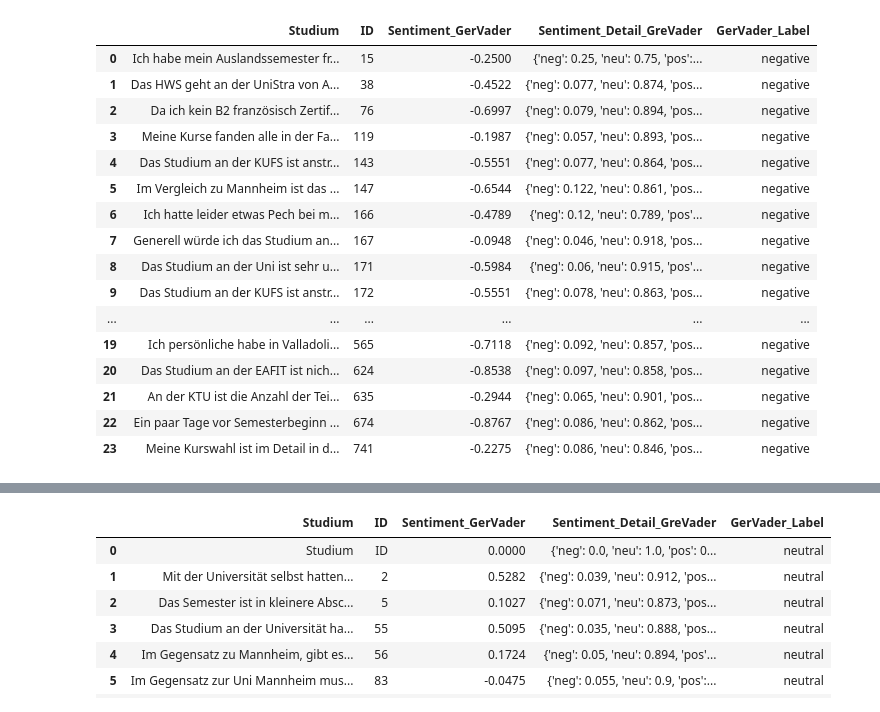
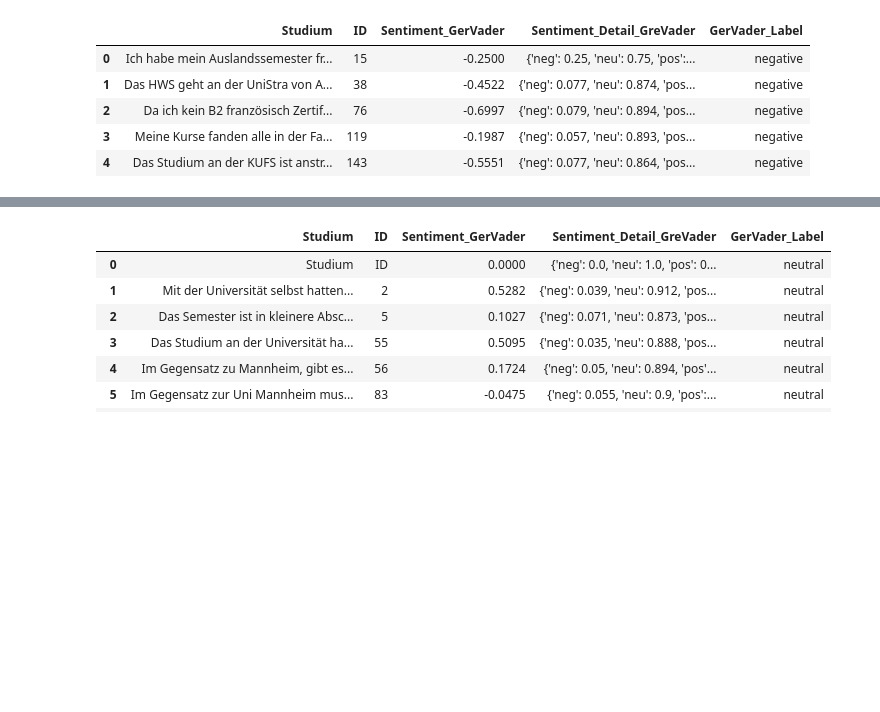
Before and after one commit to FabianDus1002/Data-Mining-Team9, a Jupyter notebook: models/GerVader.ipynb, the cells around one changed output, grey strips where cells are left out. Cells and saved outputs as stored; diff of their text form; code cells hidden in the pictures; blank space fills up the shorter version.

Commit message:
added new vader data

```diff
--- a/models/GerVader.ipynb
+++ b/models/GerVader.ipynb
@@ -4,10 +4,10 @@ from sklearn.metrics import confusion_matrix, ConfusionMatrixDisplay, f1_score,
 import matplotlib.pyplot as plt
 # %%
 #path to the labeled Data of the Semester Abroad Reviews and to the three GerVader Files
-path_labeledData = "Sentiment Data\subset_studium_german.xlsx"
-path_neg = "GerVader Data\GERVADER__negative.csv"
-path_pos = "GerVader Data\GERVADER__positive.csv"
-path_neu = "GerVader Data\GERVADER__neutral.csv"
+path_labeledData = "../data/subset_german_studium.csv"
+path_neg = "../data/GERVADER__negative.csv"
+path_pos = "../data/GERVADER_positive.csv"
+path_neu = "../data/GERVADER__neutral.csv"
 # %%
 # Column names
 column_names_labeledData = ['ID', 'Studium', 'Studium_Label', 'Studium_Comment']
@@ -19,26 +19,15 @@ df_StudiumGerman.dropna(subset=['Studium_Label'], inplace=True)
 # %%
 # Read GerVader Data
 vader_neg = pd.read_csv(path_neg, sep=';', names=column_names_GerVader, encoding = 'utf-8', keep_default_na=False)
 vader_neg['GerVader_Label'] = 'negative'
-vader_neg
+vader_neg.head()
 # %% [output]
 |  | Studium | ID | Sentiment_GerVader | Sentiment_Detail_GreVader | GerVader_Label |
 | 0 | Ich habe mein Auslandssemester fr... | 15 | -0.2500 | {'neg': 0.25, 'neu': 0.75, 'pos':... | negative |
 | 1 | Das HWS geht an der UniStra von A... | 38 | -0.4522 | {'neg': 0.077, 'neu': 0.874, 'pos... | negative |
 | 2 | Da ich kein B2 französisch Zertif... | 76 | -0.6997 | {'neg': 0.079, 'neu': 0.894, 'pos... | negative |
 | 3 | Meine Kurse fanden alle in der Fa... | 119 | -0.1987 | {'neg': 0.057, 'neu': 0.893, 'pos... | negative |
 | 4 | Das Studium an der KUFS ist anstr... | 143 | -0.5551 | {'neg': 0.077, 'neu': 0.864, 'pos... | negative |
-| 5 | Im Vergleich zu Mannheim ist das ... | 147 | -0.6544 | {'neg': 0.122, 'neu': 0.861, 'pos... | negative |
-| 6 | Ich hatte leider etwas Pech bei m... | 166 | -0.4789 | {'neg': 0.12, 'neu': 0.789, 'pos'... | negative |
-| 7 | Generell würde ich das Studium an... | 167 | -0.0948 | {'neg': 0.046, 'neu': 0.918, 'pos... | negative |
-| 8 | Das Studium an der Uni ist sehr u... | 171 | -0.5984 | {'neg': 0.06, 'neu': 0.915, 'pos'... | negative |
-| 9 | Das Studium an der KUFS ist anstr... | 172 | -0.5551 | {'neg': 0.078, 'neu': 0.863, 'pos... | negative |
-| ... | ... | ... | ... | ... | ... |
-| 19 | Ich persönliche habe in Valladoli... | 565 | -0.7118 | {'neg': 0.092, 'neu': 0.857, 'pos... | negative |
-| 20 | Das Studium an der EAFIT ist nich... | 624 | -0.8538 | {'neg': 0.097, 'neu': 0.858, 'pos... | negative |
-| 21 | An der KTU ist die Anzahl der Tei... | 635 | -0.2944 | {'neg': 0.065, 'neu': 0.901, 'pos... | negative |
-| 22 | Ein paar Tage vor Semesterbeginn ... | 674 | -0.8767 | {'neg': 0.086, 'neu': 0.862, 'pos... | negative |
-| 23 | Meine Kurswahl ist im Detail in d... | 741 | -0.2275 | {'neg': 0.086, 'neu': 0.846, 'pos... | negative |
 # %%
 vader_pos = pd.read_csv(path_pos, sep=';', names=column_names_GerVader, encoding = 'UTF-8')
 vader_pos['GerVader_Label'] = 'positive'
```
Also changed, not shown: parts of 3 cells of this notebook, 4 other files.
